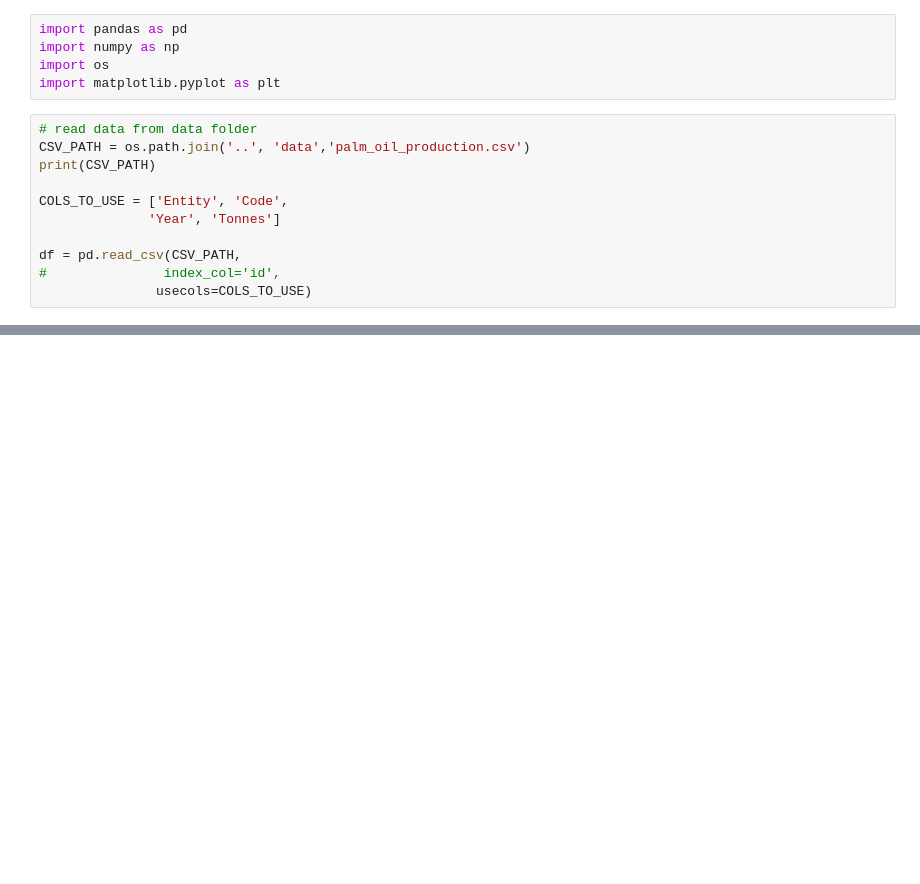
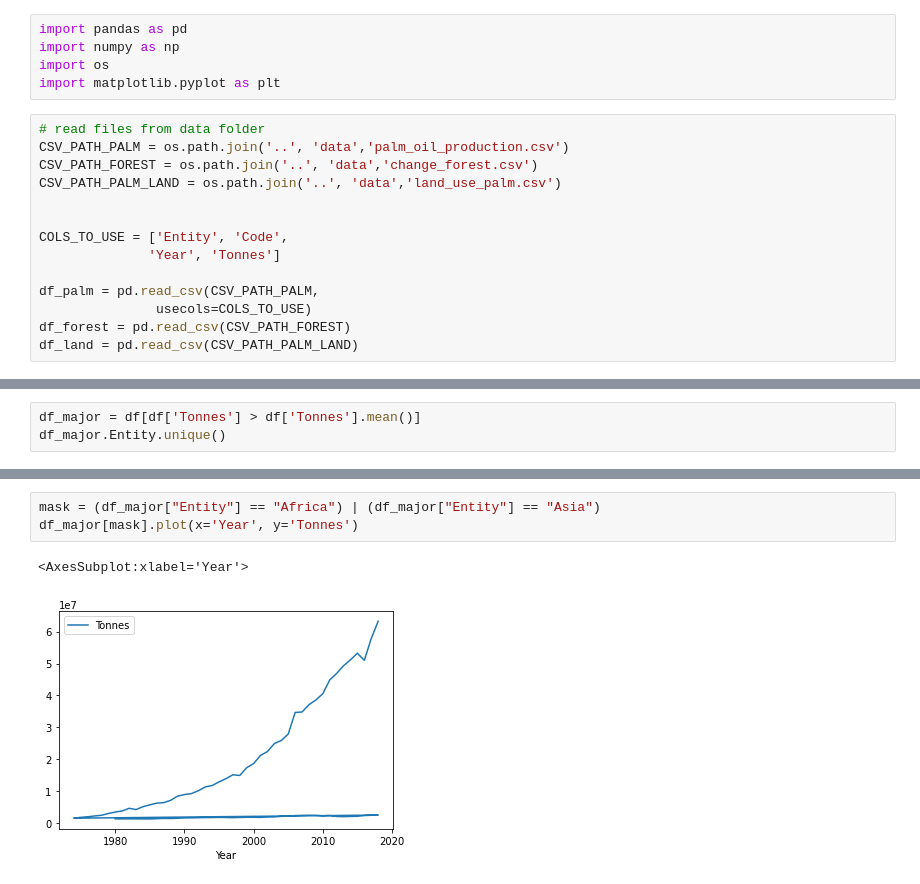
Before and after one commit to Niveusgh/World_Palm_Oil_Data, a Jupyter notebook: script/jupyter_file.ipynb, the cells around one changed output, grey strips where cells are left out. Drawn from its saved outputs; the diff is of its cells as text; blank space fills up the shorter version.

```diff
--- a/script/jupyter_file.ipynb
+++ b/script/jupyter_file.ipynb
@@ -4,13 +4,16 @@ import numpy as np
 import os
 import matplotlib.pyplot as plt
 # %%
-# read data from data folder
-CSV_PATH = os.path.join('..', 'data','palm_oil_production.csv')
-print(CSV_PATH)
+# read files from data folder
+CSV_PATH_PALM = os.path.join('..', 'data','palm_oil_production.csv')
+CSV_PATH_FOREST = os.path.join('..', 'data','change_forest.csv')
+CSV_PATH_PALM_LAND = os.path.join('..', 'data','land_use_palm.csv')
+
 
 COLS_TO_USE = ['Entity', 'Code',
               'Year', 'Tonnes']
 
-df = pd.read_csv(CSV_PATH,
-#               index_col='id',
+df_palm = pd.read_csv(CSV_PATH_PALM,
                usecols=COLS_TO_USE)
+df_forest = pd.read_csv(CSV_PATH_FOREST)
+df_land = pd.read_csv(CSV_PATH_PALM_LAND)
@@ -69,0 +154,3 @@ entity_counts.mean()
+# %%
+df_major = df[df['Tonnes'] > df['Tonnes'].mean()]
+df_major.Entity.unique()
@@ -69,0 +180,6 @@ entity_counts.mean()
+# %%
+mask = (df_major["Entity"] == "Africa") | (df_major["Entity"] == "Asia")
+df_major[mask].plot(x='Year', y='Tonnes')
+# %% [output]
+<AxesSubplot:xlabel='Year'>
+[figure, added]
```
Also changed, not shown: parts of 44 cells of this notebook, 6 other files.
